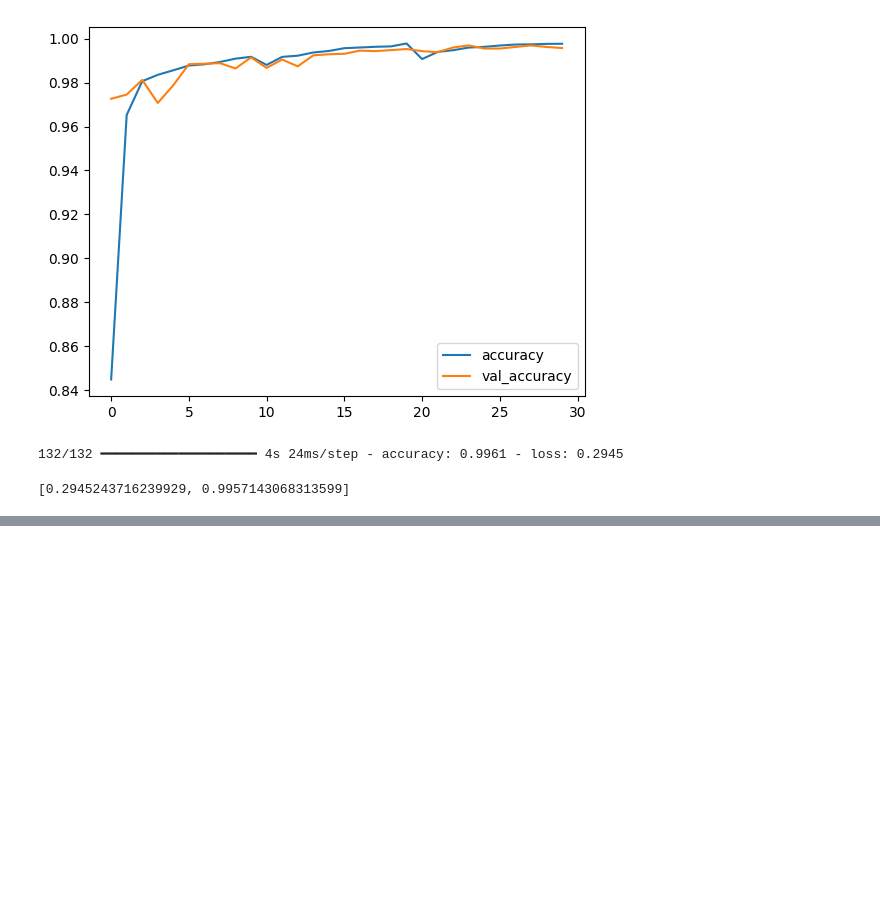
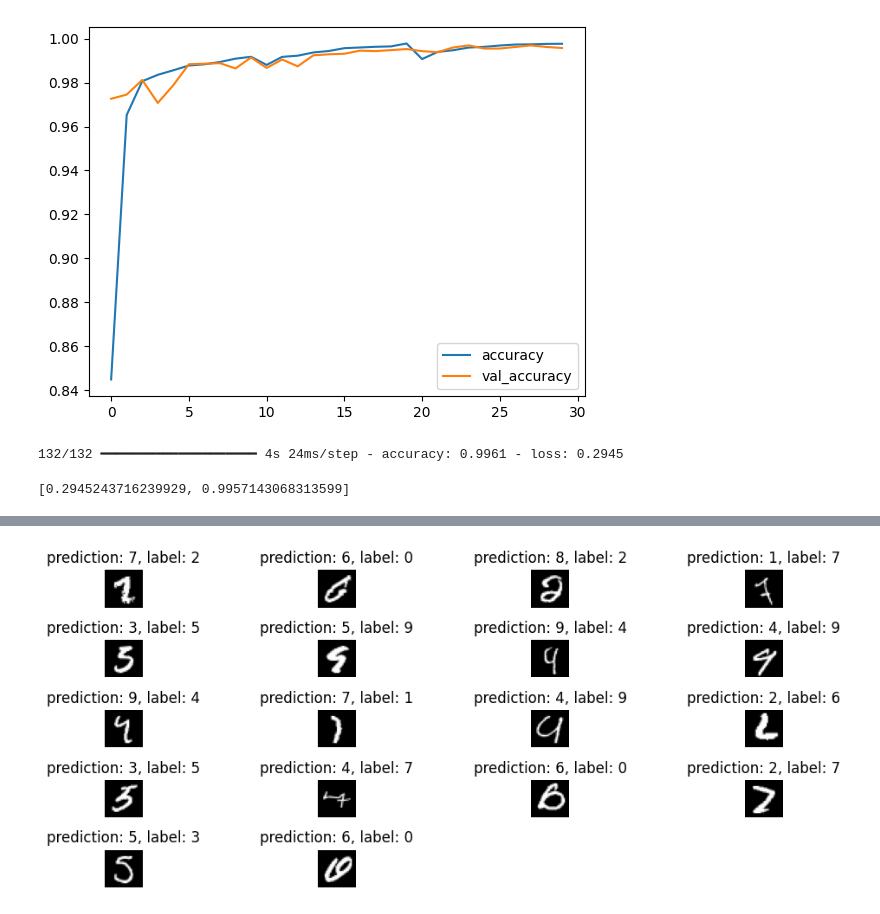
Before and after one commit to TenerSed/ai-recipe-gen, a Jupyter notebook: notebooks/cnn_identify_nums.ipynb, the cells around one changed output, grey strips where cells are left out. Drawn from its saved outputs; the diff is of its cells as text; code cells hidden in the pictures; blank space fills up the shorter version.

```diff
--- a/notebooks/cnn_identify_nums.ipynb
+++ b/notebooks/cnn_identify_nums.ipynb
@@ -563,3 +563,12 @@ modelo.evaluate(X_val, y_val)
 # %% [output]
 132/132 ━━━━━━━━━━━━━━━━━━━━ 4s 24ms/step - accuracy: 0.9961 - loss: 0.2945
 [0.2945243716239929, 0.9957143068313599]
+# %%
+def get_missed_indices(model, X, y):
+    correct = (model.predict(X).argmax(axis = -1) == y.to_numpy().argmax(axis = -1))
+    correct_data = pd.Series(correct)
+    missed_indices = correct_data[~correct_data].index.to_numpy()
+
+    return missed_indices
+# %%
+missed_indices = get_missed_indices(model, X_val, y_val)
@@ -565,0 +577,13 @@ modelo.evaluate(X_val, y_val)
+# %%
+images = X_val[missed_indices]
+
+plt.figure(figsize = (10,5))
+for i in range(len(missed_indices)):
+    plt.subplot(len(missed_indices)//3, 4, i + 1)
+    plt.imshow(images[i], cmap = 'gray')
+    plt.axis('off')
+    pred = model.predict(np.expand_dims(images[i], 0), verbose = 0).argmax()
+    plt.title(f'prediction: {pred}, label: {y_val.to_numpy()[missed_indices[i]].argmax()}')
+plt.tight_layout()
+# %% [output]
+[figure, added]
```
Also changed, not shown: parts of 1 cell of this notebook.
